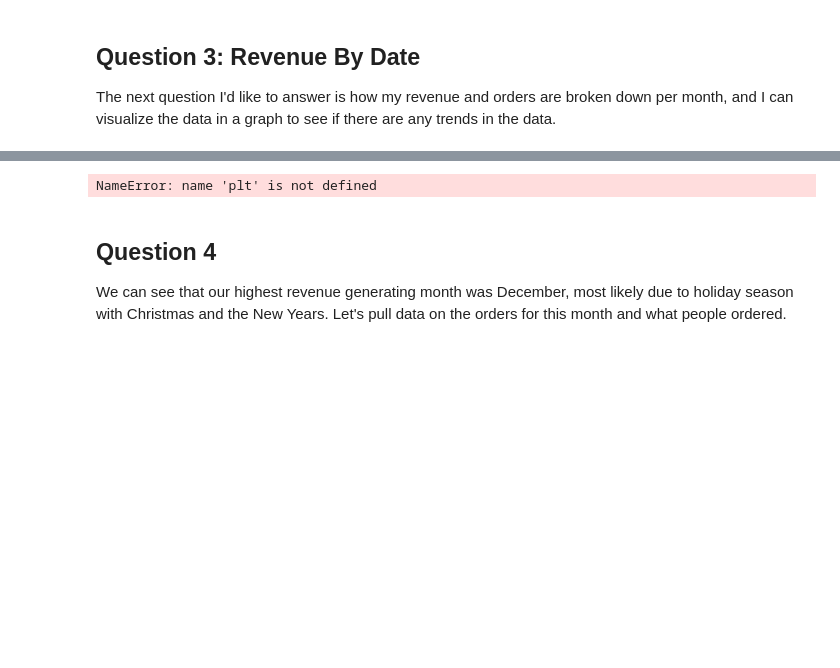
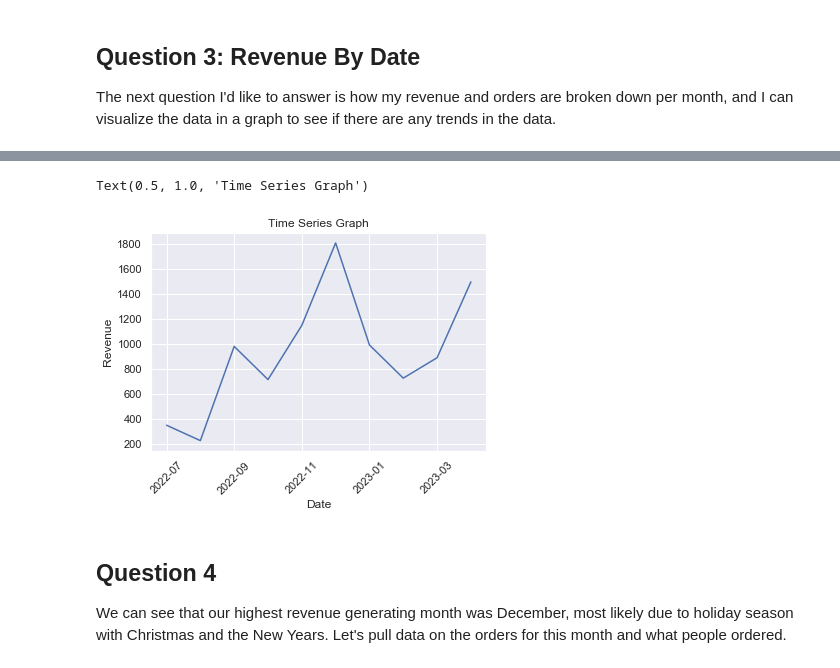
Before and after one commit to ctran2320/paradise_tables, a Jupyter notebook: paradise_tables.ipynb, the cells around one changed output, grey strips where cells are left out. Drawn from its saved outputs; the diff is of its cells as text; code cells hidden in the pictures; blank space fills up the shorter version.

```diff
--- a/paradise_tables.ipynb
+++ b/paradise_tables.ipynb
@@ -43,9 +51,10 @@ The next question I'd like to answer is how my revenue and orders are broken dow
 query_3 = '''
             SELECT date_format(date, "%Y-%m") AS date,
                 SUM(`Revenue`) AS total_rev,
-                COUNT(DISTINCT order_id) as total_orders
+                COUNT(DISTINCT OrderId) as total_orders
             FROM `paradise_tables`.`orders`
             GROUP BY MONTH(`Date`)
+            ORDER BY DATE ASC
 '''
 by_month = pd.read_sql(query_3,engine)
 by_month
@@ -54,8 +73,13 @@ NameError: name 'engine' is not defined
-# %%
-plt.plot(by_month.total_rev)
-plt.plot(by_month.total_orders)
-# %% [output]
-NameError: name 'plt' is not defined
+# %%
+plt.plot(by_month.date,by_month.total_rev)
+plt.xticks(rotation=45)
+plt.gca().xaxis.set_major_locator(plt.MaxNLocator(6))  # Set the number of x-axis ticks
+plt.xlabel('Date')
+plt.ylabel('Revenue')
+plt.title('Time Series Graph')
+# %% [output]
+Text(0.5, 1.0, 'Time Series Graph')
+[figure, added]
 # %% [markdown]
 ## Question 4
 We can see that our highest revenue generating month was December, most likely due to holiday season with Christmas and the New Years. Let's pull data on the orders for this month and what people ordered.
```
Also changed, not shown: parts of 9 cells of this notebook.
